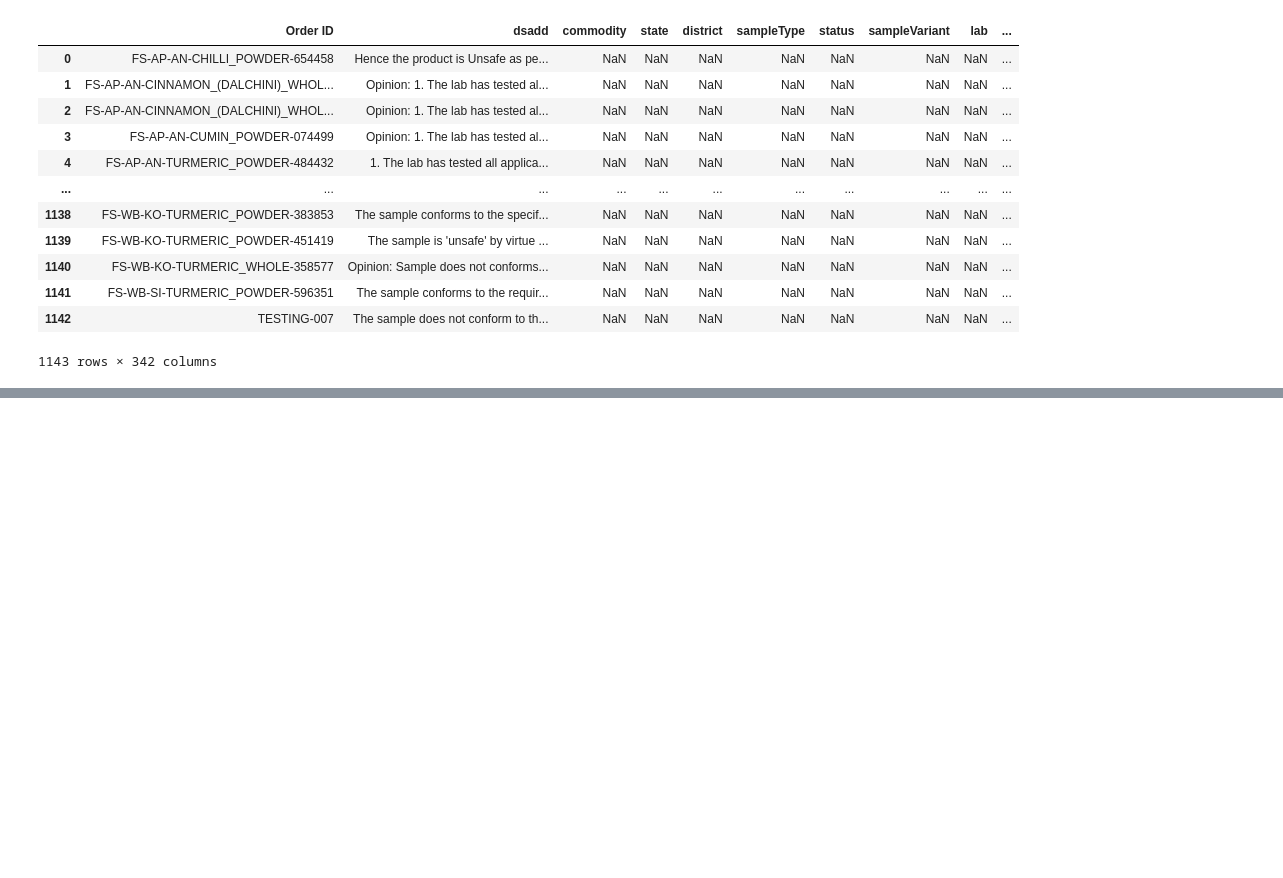
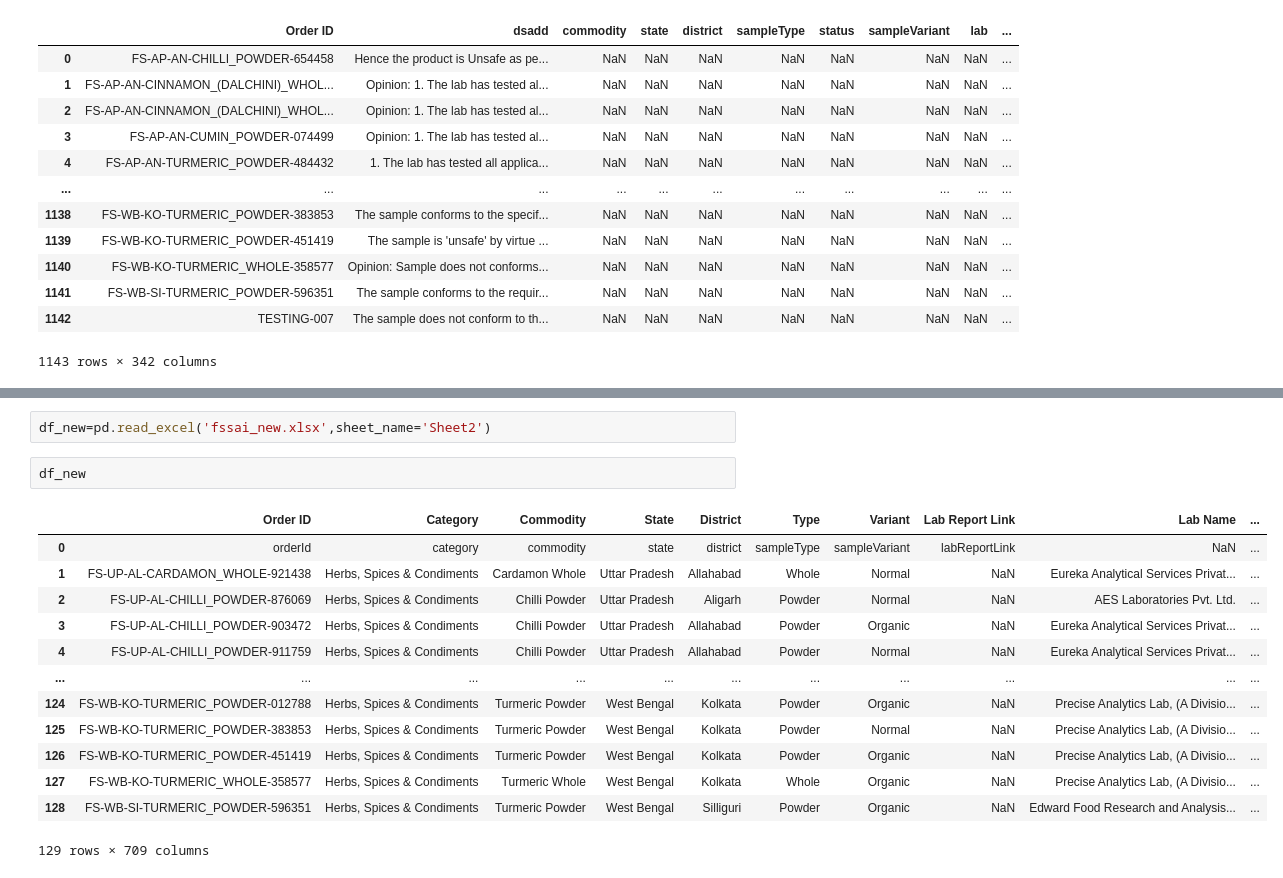
Before and after one commit to dj-agnext-42/fssai-ak, a Jupyter notebook: tt.ipynb, the cells around one changed output, grey strips where cells are left out. Saved outputs shown, nothing was run; the diff lists cells and outputs as text; blank space fills up the shorter version.

```diff
--- a/tt.ipynb
+++ b/tt.ipynb
@@ -193,0 +344,18 @@ df.to_excel("converted_results2.xlsx")
+# %%
+df_new=pd.read_excel('fssai_new.xlsx',sheet_name='Sheet2')
+# %%
+df_new
+# %% [output]
+|  | Order ID | Category | Commodity | State | District | Type | Variant | Lab Report Link | Lab Name | ... |
+| 0 | orderId | category | commodity | state | district | sampleType | sampleVariant | labReportLink | NaN | ... |
+| 1 | FS-UP-AL-CARDAMON_WHOLE-921438 | Herbs, Spices & Condiments | Cardamon Whole | Uttar Pradesh | Allahabad | Whole | Normal | NaN | Eureka Analytical Services Privat... | ... |
+| 2 | FS-UP-AL-CHILLI_POWDER-876069 | Herbs, Spices & Condiments | Chilli Powder | Uttar Pradesh | Aligarh | Powder | Normal | NaN | AES Laboratories Pvt. Ltd. | ... |
+| 3 | FS-UP-AL-CHILLI_POWDER-903472 | Herbs, Spices & Condiments | Chilli Powder | Uttar Pradesh | Allahabad | Powder | Organic | NaN | Eureka Analytical Services Privat... | ... |
+| 4 | FS-UP-AL-CHILLI_POWDER-911759 | Herbs, Spices & Condiments | Chilli Powder | Uttar Pradesh | Allahabad | Powder | Normal | NaN | Eureka Analytical Services Privat... | ... |
+| ... | ... | ... | ... | ... | ... | ... | ... | ... | ... | ... |
+| 124 | FS-WB-KO-TURMERIC_POWDER-012788 | Herbs, Spices & Condiments | Turmeric Powder | West Bengal | Kolkata | Powder | Organic | NaN | Precise Analytics Lab, (A Divisio... | ... |
+| 125 | FS-WB-KO-TURMERIC_POWDER-383853 | Herbs, Spices & Condiments | Turmeric Powder | West Bengal | Kolkata | Powder | Normal | NaN | Precise Analytics Lab, (A Divisio... | ... |
+| 126 | FS-WB-KO-TURMERIC_POWDER-451419 | Herbs, Spices & Condiments | Turmeric Powder | West Bengal | Kolkata | Powder | Organic | NaN | Precise Analytics Lab, (A Divisio... | ... |
+| 127 | FS-WB-KO-TURMERIC_WHOLE-358577 | Herbs, Spices & Condiments | Turmeric Whole | West Bengal | Kolkata | Whole | Organic | NaN | Precise Analytics Lab, (A Divisio... | ... |
+| 128 | FS-WB-SI-TURMERIC_POWDER-596351 | Herbs, Spices & Condiments | Turmeric Powder | West Bengal | Silliguri | Powder | Organic | NaN | Edward Food Research and Analysis... | ... |
+129 rows × 709 columns
```
Also changed, not shown: parts of 8 cells of this notebook, 30 other files.
